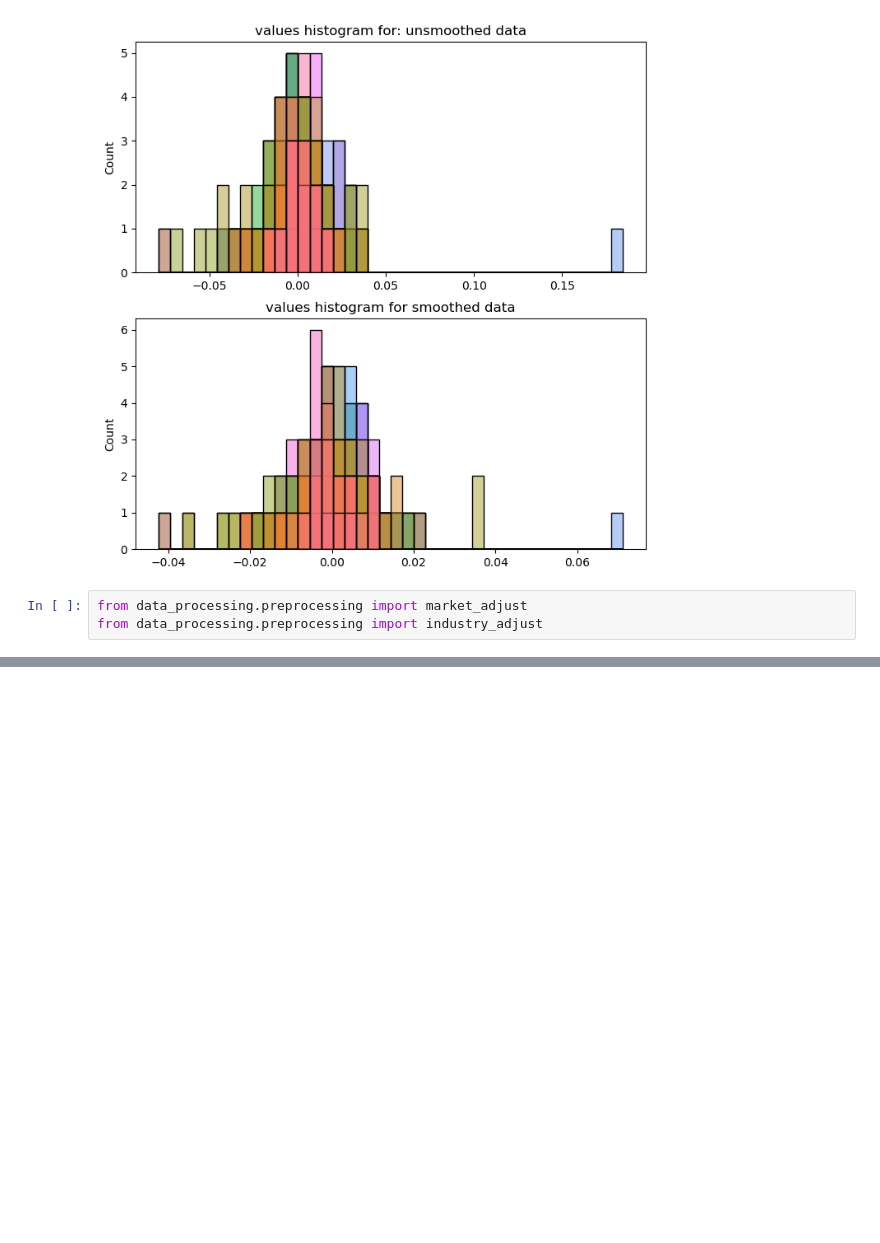
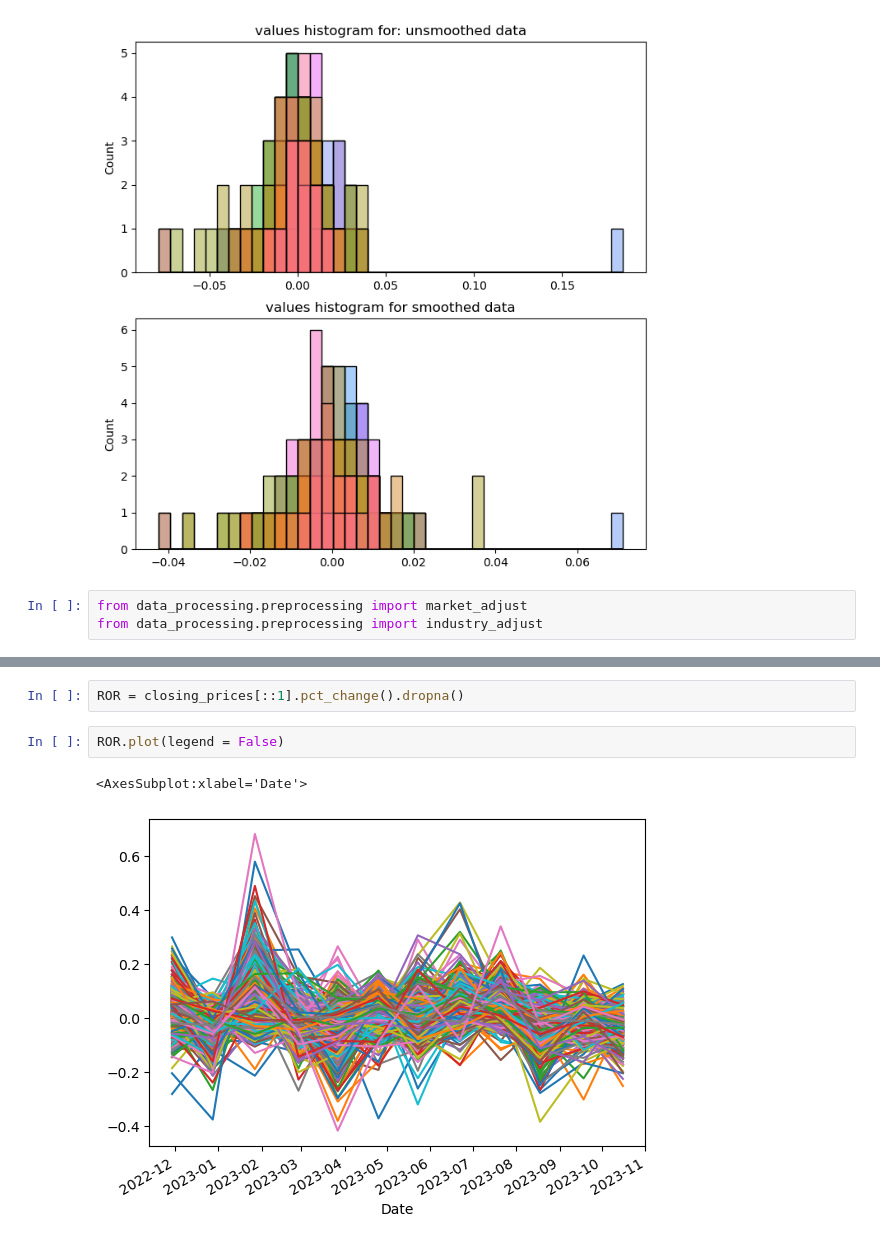
Before and after one commit to AssafBarNatan/SP500-clustering, a Jupyter notebook: Data_Transformation.ipynb, the cells around one changed output, grey strips where cells are left out. Saved outputs shown, nothing was run; the diff lists cells and outputs as text; blank space fills up the shorter version.

Commit message:
adds a small section to make trading strategies visual

```diff
--- a/Data_Transformation.ipynb
+++ b/Data_Transformation.ipynb
@@ -117,0 +136,7 @@ adjusted_ROR = industry_adjust(market_adjust(ROR))
+# %%
+ROR = closing_prices[::1].pct_change().dropna()
+# %%
+ROR.plot(legend = False)
+# %% [output]
+<AxesSubplot:xlabel='Date'>
+[figure, added]
```
Also changed, not shown: parts of 4 cells of this notebook.
